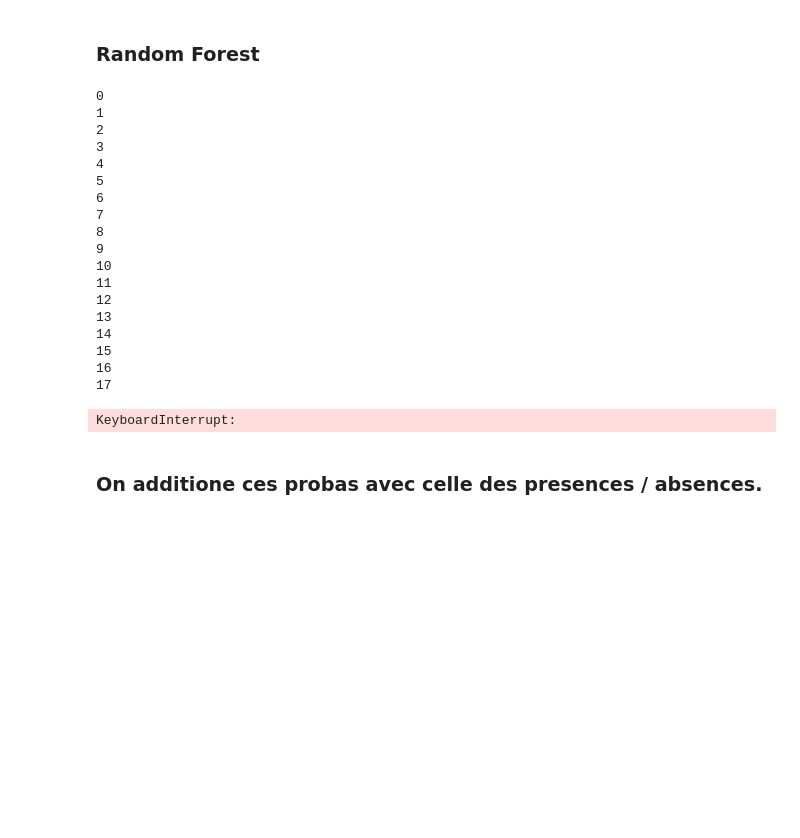
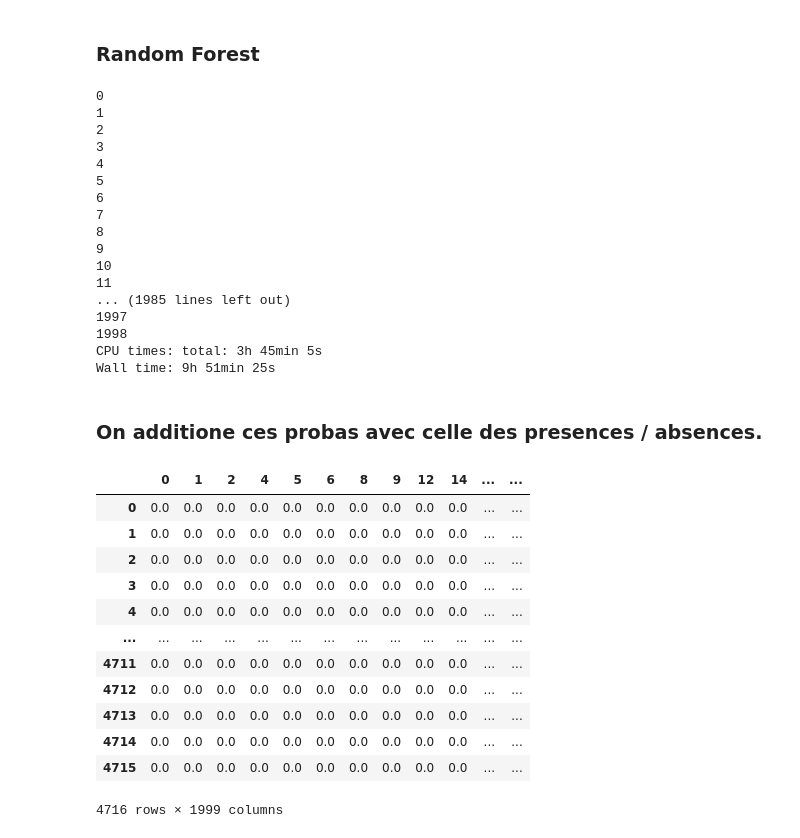
Before and after one commit to AlvinVedel/TER-2023-2024-Modeles-de-distribution-d-especes-profonds, a Jupyter notebook: Codes/RandomForest2024/rf_po.ipynb, the cells around one changed output. Saved outputs shown, nothing was run; the diff lists cells and outputs as text; code cells hidden in the pictures; blank space fills up the shorter version.

```diff
--- a/Codes/RandomForest2024/rf_po.ipynb
+++ b/Codes/RandomForest2024/rf_po.ipynb
@@ -74,7 +74,7 @@ len(species_patch)
 # %%
 presence = []
 
-for i in range(1000):
+for i in range(2000):
     survey_id = species_patch['surveyId'].iloc[i]
     species_id = species_patch['speciesId'].iloc[i]
     # Pour chaque espèce on stock 0 ou 1 pour chaqeu surveyId
@@ -150,19 +150,19 @@ abiotest
 ### Random Forest
 # %%
 %%time
-predictions={}
+proba_predict={}
 
 X_test = abiotest.iloc[:,1:].values
 X_train = abio_po.iloc[:,1:].values
 
 model = RandomForestClassifier(n_estimators=5)
 
-for i in range(1000-1):
+for i in range(2000-1):
     Y_train = presence[i][1]
     model.fit(X_train, Y_train)
     Y_pred = model.predict_proba(X_test)[:,1]
     species_name = presence[i][0]
-    predictions[species_name] = Y_pred
+    proba_predict[species_name] = Y_pred
     print(i)
 # %% [output]
 0
@@ -177,12 +177,10 @@ for i in range(1000-1):
 9
 10
 11
-12
-13
-14
-15
-16
-17
+... (1985 lines left out)
+1997
+1998
+CPU times: total: 3h 45min 5s
+Wall time: 9h 51min 25s
-KeyboardInterrupt:
 # %% [markdown]
 ### On additione ces probas avec celle des presences / absences.
@@ -190,0 +187,17 @@ df_predictions = pd.DataFrame(predictions)
+# %%
+po_predictions = pd.DataFrame(proba_predict)
+po_predictions
+# %% [output]
+|  | 0 | 1 | 2 | 4 | 5 | 6 | 8 | 9 | 12 | 14 | ... | ... |
+| 0 | 0.0 | 0.0 | 0.0 | 0.0 | 0.0 | 0.0 | 0.0 | 0.0 | 0.0 | 0.0 | ... | ... |
+| 1 | 0.0 | 0.0 | 0.0 | 0.0 | 0.0 | 0.0 | 0.0 | 0.0 | 0.0 | 0.0 | ... | ... |
+| 2 | 0.0 | 0.0 | 0.0 | 0.0 | 0.0 | 0.0 | 0.0 | 0.0 | 0.0 | 0.0 | ... | ... |
+| 3 | 0.0 | 0.0 | 0.0 | 0.0 | 0.0 | 0.0 | 0.0 | 0.0 | 0.0 | 0.0 | ... | ... |
+| 4 | 0.0 | 0.0 | 0.0 | 0.0 | 0.0 | 0.0 | 0.0 | 0.0 | 0.0 | 0.0 | ... | ... |
+| ... | ... | ... | ... | ... | ... | ... | ... | ... | ... | ... | ... | ... |
+| 4711 | 0.0 | 0.0 | 0.0 | 0.0 | 0.0 | 0.0 | 0.0 | 0.0 | 0.0 | 0.0 | ... | ... |
+| 4712 | 0.0 | 0.0 | 0.0 | 0.0 | 0.0 | 0.0 | 0.0 | 0.0 | 0.0 | 0.0 | ... | ... |
+| 4713 | 0.0 | 0.0 | 0.0 | 0.0 | 0.0 | 0.0 | 0.0 | 0.0 | 0.0 | 0.0 | ... | ... |
+| 4714 | 0.0 | 0.0 | 0.0 | 0.0 | 0.0 | 0.0 | 0.0 | 0.0 | 0.0 | 0.0 | ... | ... |
+| 4715 | 0.0 | 0.0 | 0.0 | 0.0 | 0.0 | 0.0 | 0.0 | 0.0 | 0.0 | 0.0 | ... | ... |
+4716 rows × 1999 columns
```
Also changed, not shown: parts of 4 cells of this notebook, 4 other files.
